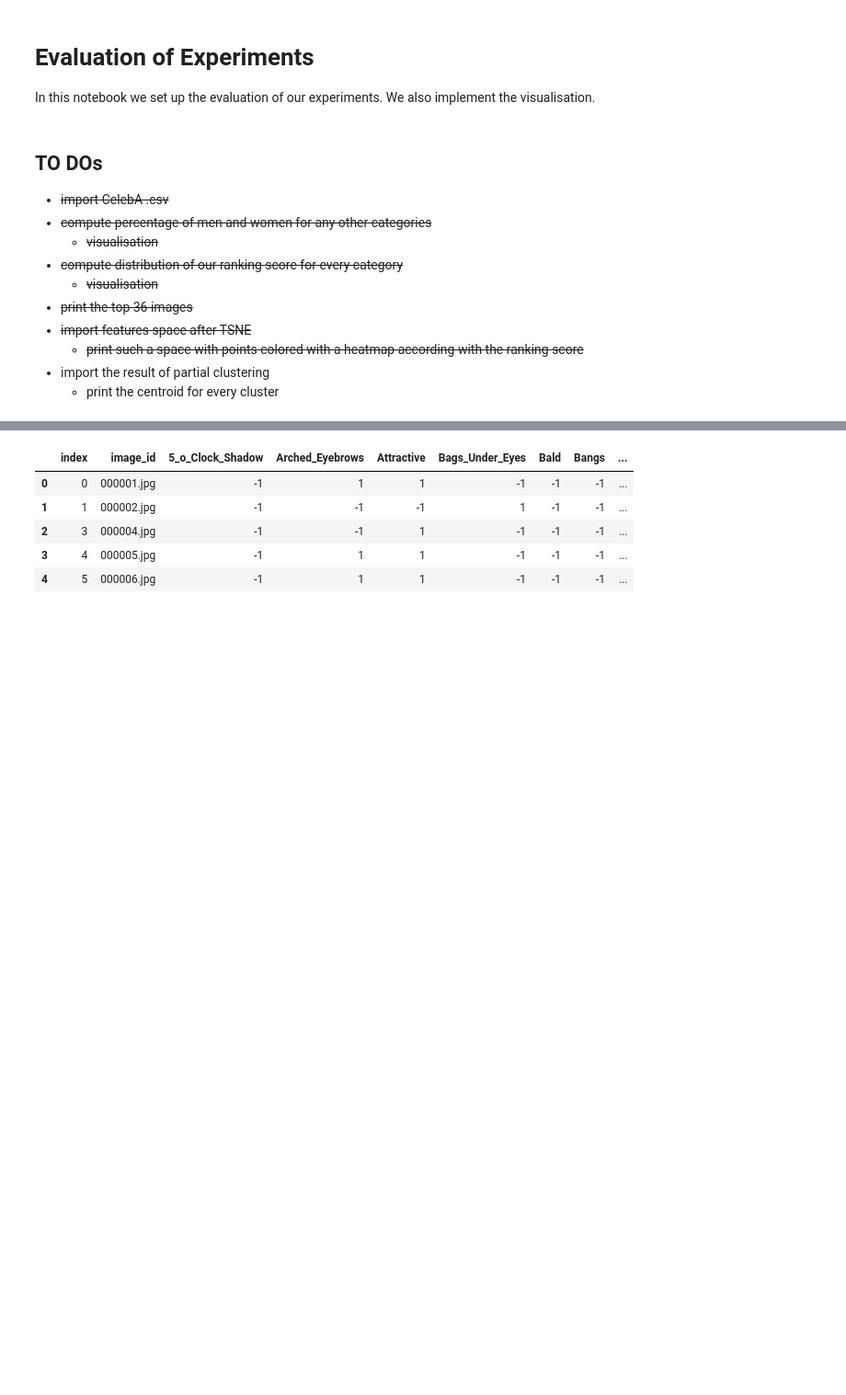
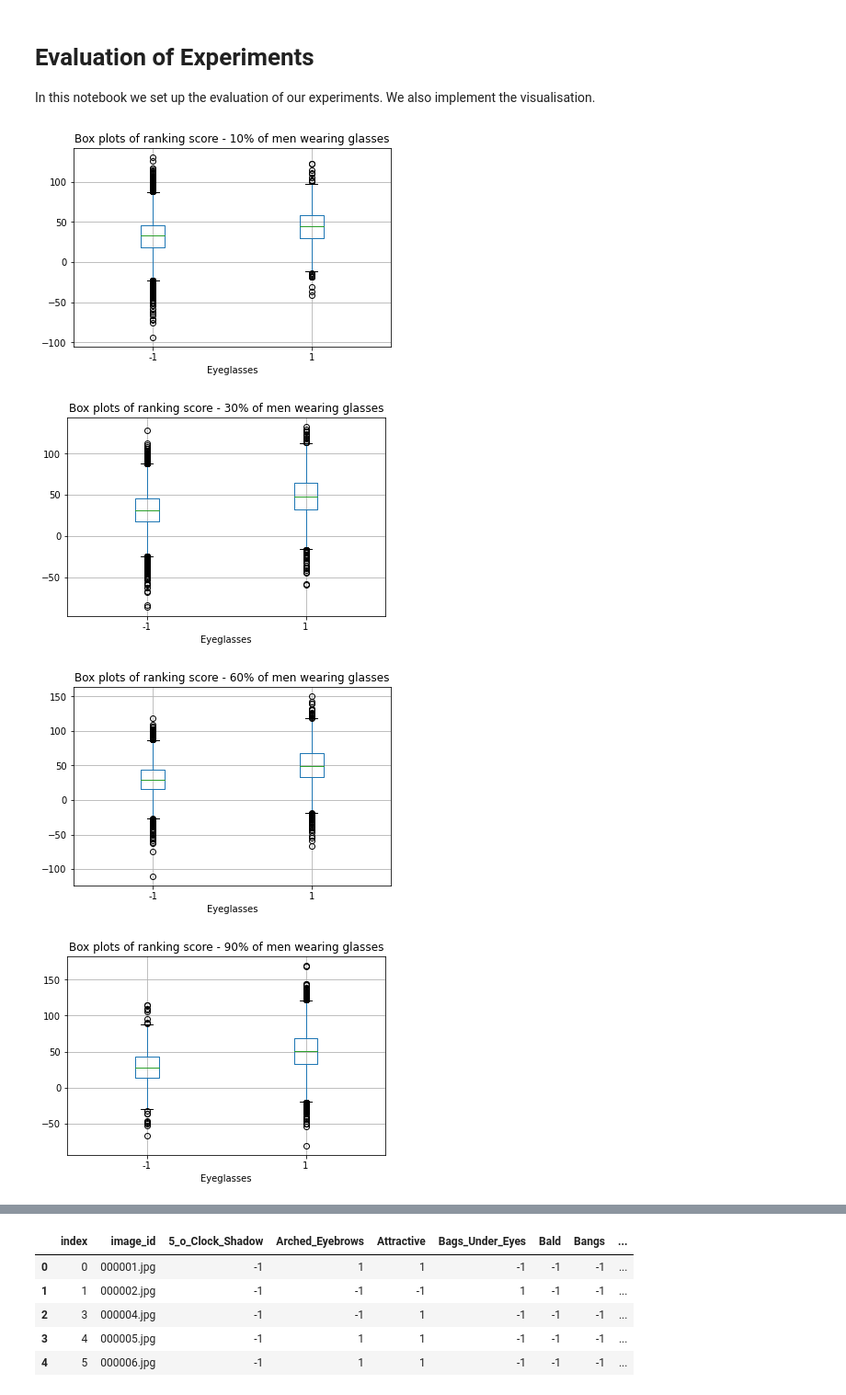
Before and after one commit to nobias-project/OT-ICNN-bias, a Jupyter notebook: notebooks/Evaluation_Experiments_CelebA.ipynb, the cells around one changed output, grey strips where cells are left out. Shown at 92% size. Cells and saved outputs as stored; diff of their text form; code cells hidden in the pictures; blank space fills up the shorter version.

```diff
--- a/notebooks/Evaluation_Experiments_CelebA.ipynb
+++ b/notebooks/Evaluation_Experiments_CelebA.ipynb
@@ -19,17 +19,5 @@ from matplotlib import pyplot as plt
 # %% [markdown]
 # Evaluation of Experiments
 In this notebook we set up the evaluation of our experiments. We also implement the visualisation.
-# %% [markdown]
-## TO DOs
-* ~~import CelebA .csv~~
-* ~~compute percentage of men and women for any other categories~~
-    * ~~visualisation~~
-* ~~compute distribution of our ranking score for every category~~
-    * ~~visualisation~~
-* ~~print the top 36 images~~
-* ~~import features space after TSNE~~
-    * ~~print such a space with points colored with a heatmap according with the ranking score~~
-* import the result of partial clustering
-    * print the centroid for every cluster
 # %%
 # paths
@@ -50,6 +40,20 @@ for n in [10, 30, 60, 90]:
 # %%
 wasserstein = list()
 for i in range(4):
+    n = [10, 30, 60, 90][i]
     df = pd.read_csv(male_csv[i])
     mean = df["values_resnet18"].mean()
     wasserstein.append(mean)
+
+    #print(df[["Wearing_Hat", "values_resnet18"]].corr())
+    ax = df.boxplot(column = "values_resnet18", by = feature)
+    plt.suptitle("")
+    ax.set_title("Box plots of ranking score - {}% of men wearing glasses".format(n))
+
+    plt.savefig("../results/Experiment1/{0}/{0}_Boxplot_{1}.png".format(feature.split("_")[-1], n))
+    plt.show()
+# %% [output]
+[figure, added]
+[figure, added]
+[figure, added]
+[figure, added]
```
Also changed, not shown: parts of 7 cells of this notebook, 3 other files.
